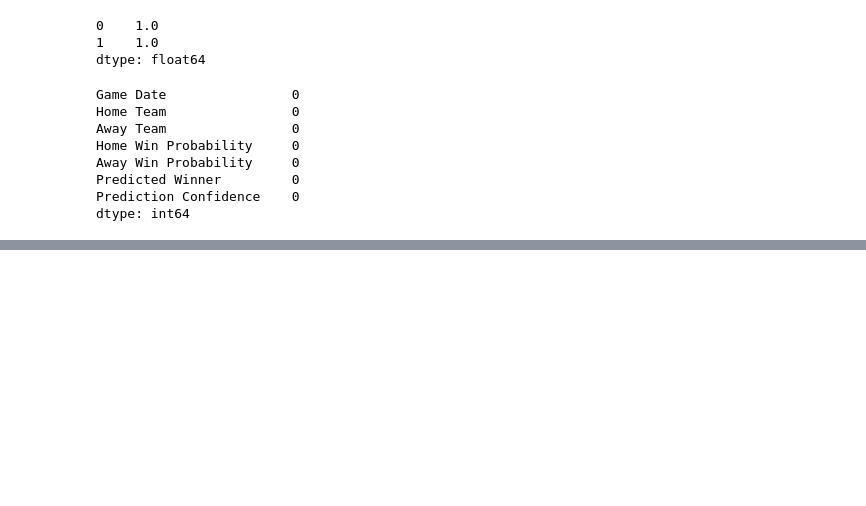
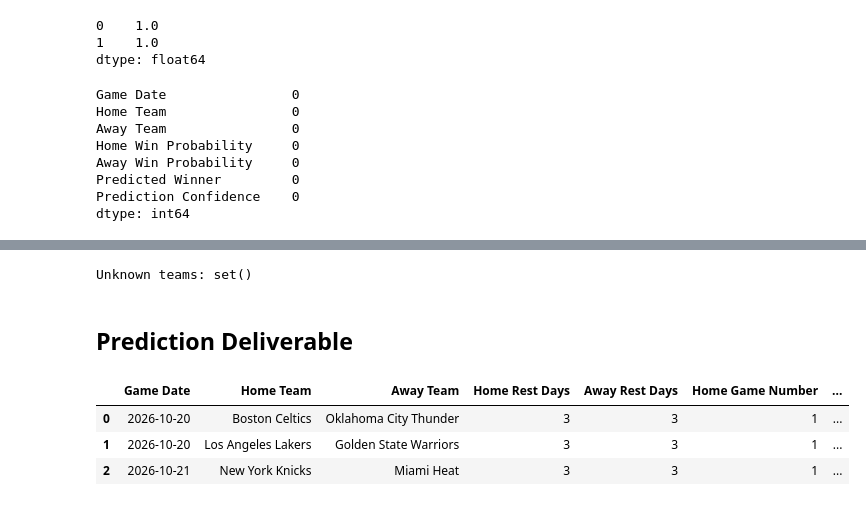
Before and after one commit to nam-doh/nba-prediction-engine, a Jupyter notebook: notebooks/06_live_prediction_pipline.ipynb, the cells around one changed output, grey strips where cells are left out. Saved outputs shown, nothing was run; the diff lists cells and outputs as text; code cells hidden in the pictures; blank space fills up the shorter version.

Commit message:
Complete life NBA prediction pipeline

```diff
--- a/notebooks/06_live_prediction_pipline.ipynb
+++ b/notebooks/06_live_prediction_pipline.ipynb
@@ -639,0 +628,9 @@ This phase establishes the foundation for automated daily predictions during the
+# %%
+schedule = pd.read_csv(
+    "../data/raw/upcoming_schedule.csv",
+    parse_dates=["GAME_DATE"]
+)
+
+schedule = schedule.sort_values("GAME_DATE").reset_index(drop=True)
+
+schedule.head()
@@ -639,0 +648,16 @@ This phase establishes the foundation for automated daily predictions during the
+# %%
+known_teams = set(latest_team_state["TEAM_NAME"])
+
+schedule_teams = set(
+    schedule["HOME_TEAM"]
+).union(
+    set(schedule["AWAY_TEAM"])
+)
+
+unknown_teams = schedule_teams - known_teams
+
+print("Unknown teams:", unknown_teams)
+# %% [output]
+Unknown teams: set()
+# %% [markdown]
+## Prediction Deliverable
@@ -639,0 +784,36 @@ This phase establishes the foundation for automated daily predictions during the
+# %%
+def predict_schedule(
+    schedule,
+    team_state_df,
+    model
+):
+    predictions = []
+
+    for _, game in schedule.iterrows():
+        prediction = predict_game(
+            home_team=game["HOME_TEAM"],
+            away_team=game["AWAY_TEAM"],
+            game_date=game["GAME_DATE"],
+            schedule=schedule,
+            team_state_df=team_state_df,
+            model=model
+        )
+
+        predictions.append(
+            prediction
+        )
+
+    return pd.DataFrame(predictions)
+# %%
+upcoming_predictions = predict_schedule(
+    schedule,
+    latest_team_state,
+    production_model
+)
+
+upcoming_predictions
+# %% [output]
+|  | Game Date | Home Team | Away Team | Home Rest Days | Away Rest Days | Home Game Number | ... |
+| 0 | 2026-10-20 | Boston Celtics | Oklahoma City Thunder | 3 | 3 | 1 | ... |
+| 1 | 2026-10-20 | Los Angeles Lakers | Golden State Warriors | 3 | 3 | 1 | ... |
+| 2 | 2026-10-21 | New York Knicks | Miami Heat | 3 | 3 | 1 | ... |
```
Also changed, not shown: parts of 23 cells of this notebook, 4 other files.
